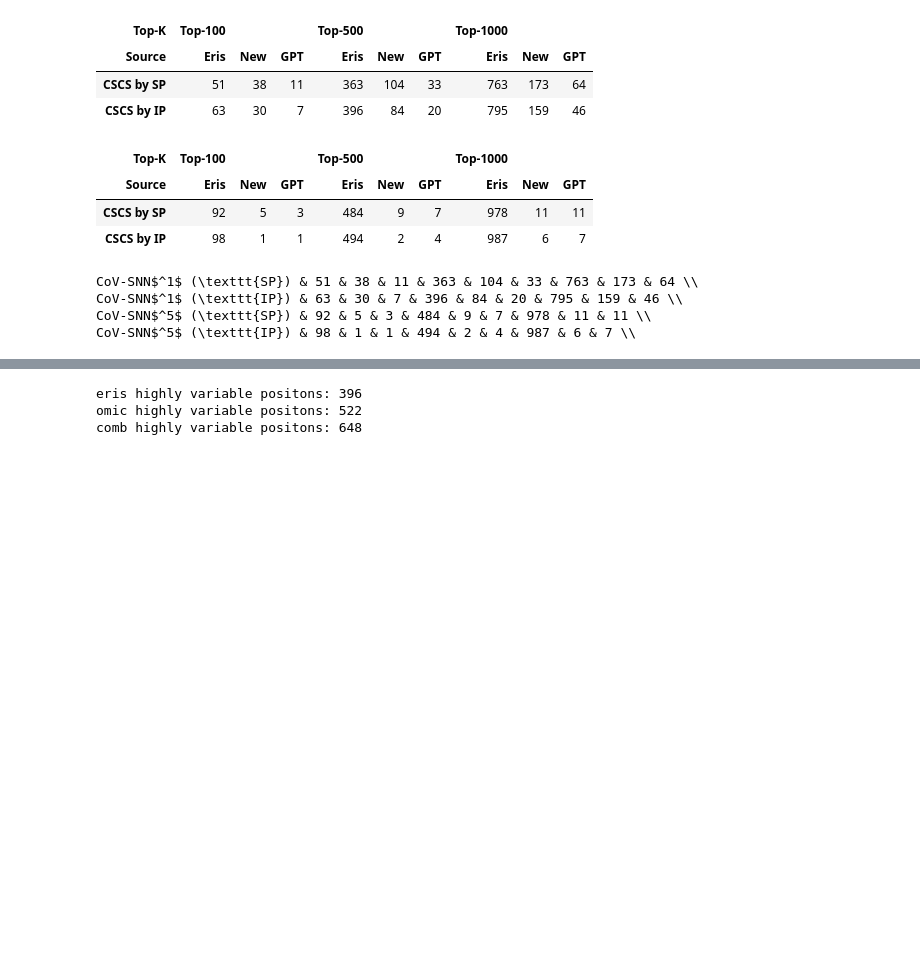
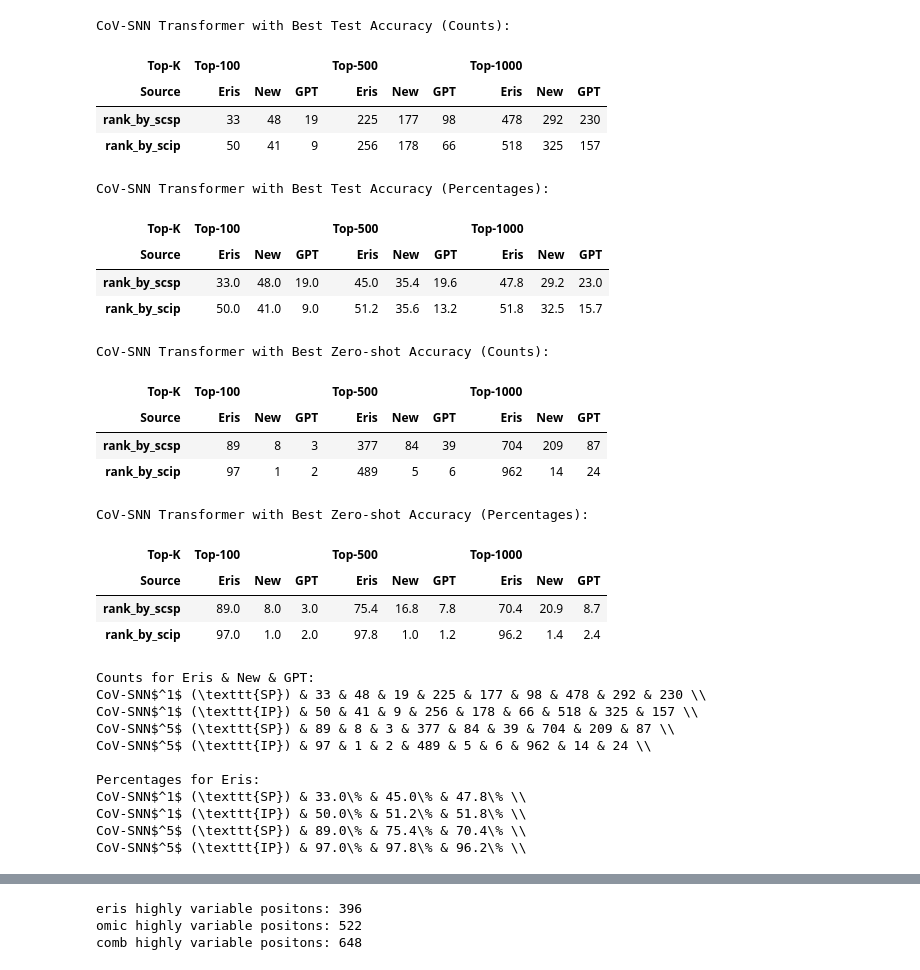
Before and after one commit to smtnkc/CoV-SNN, a Jupyter notebook: CSCS_ranking.ipynb, the cells around one changed output, grey strips where cells are left out. Saved outputs shown, nothing was run; the diff lists cells and outputs as text; code cells hidden in the pictures; blank space fills up the shorter version.

```diff
--- a/CSCS_ranking.ipynb
+++ b/CSCS_ranking.ipynb
@@ -69,25 +113,60 @@ def display_counts(CHECKPOINT, DISTANCE):
 # %%
-table_0 = display_counts("0", "L2")
-table_4 = display_counts("4", "L2")
+df_ranked_0, counts_0, percentages_0 = get_counts_and_percentages("0", "L2", "1.0", display_results=True)
+df_ranked_4, counts_4, percentages_4 = get_counts_and_percentages("4", "L2", "1.0", display_results=True)
 
 row_names_0 = ["CoV-SNN$^1$ (\\texttt{{SP}}) &", "CoV-SNN$^1$ (\\texttt{{IP}}) &"]
 row_names_4 = ["CoV-SNN$^5$ (\\texttt{{SP}}) &", "CoV-SNN$^5$ (\\texttt{{IP}}) &"]
 
-# print rows of each table. add & between cell values
-for i, row in enumerate(table_0.iterrows()):
+# print counts in latex format
+print("Counts for Eris & New & GPT:")
+for i, row in enumerate(counts_0.iterrows()):
     print(row_names_0[i].format(), ' & '.join(map(str, row[1].values)), "\\\\")
-for i, row in enumerate(table_4.iterrows()):
+for i, row in enumerate(counts_4.iterrows()):
     print(row_names_4[i].format(), ' & '.join(map(str, row[1].values)), "\\\\")
+
+print("")
+
+# print percentages in latex format for selected indices
+
+print("Percentages for Eris:")
+selected_indices = [0, 3, 6] # for Eris only
+
+for i, row in enumerate(percentages_0.iterrows()):
+    selected_values = [row[1].values[j] for j in selected_indices]
+    print(row_names_0[i].format(), '\% & '.join(map(str, selected_values)) + "\% \\\\")
+
+for i, row in enumerate(percentages_4.iterrows()):
+    selected_values = [row[1].values[j] for j in selected_indices]
+    print(row_names_4[i].format(), '\% & '.join(map(str, selected_values)) + "\% \\\\")
 # %% [output]
+CoV-SNN Transformer with Best Test Accuracy (Counts):
 | Top-K | Top-100 |  |  | Top-500 |  |  | Top-1000 |  |  |
 | Source | Eris | New | GPT | Eris | New | GPT | Eris | New | GPT |
-| CSCS by SP | 51 | 38 | 11 | 363 | 104 | 33 | 763 | 173 | 64 |
-| CSCS by IP | 63 | 30 | 7 | 396 | 84 | 20 | 795 | 159 | 46 |
+| rank_by_scsp | 33 | 48 | 19 | 225 | 177 | 98 | 478 | 292 | 230 |
+| rank_by_scip | 50 | 41 | 9 | 256 | 178 | 66 | 518 | 325 | 157 |
+CoV-SNN Transformer with Best Test Accuracy (Percentages):
 | Top-K | Top-100 |  |  | Top-500 |  |  | Top-1000 |  |  |
 | Source | Eris | New | GPT | Eris | New | GPT | Eris | New | GPT |
-| CSCS by SP | 92 | 5 | 3 | 484 | 9 | 7 | 978 | 11 | 11 |
-| CSCS by IP | 98 | 1 | 1 | 494 | 2 | 4 | 987 | 6 | 7 |
+| rank_by_scsp | 33.0 | 48.0 | 19.0 | 45.0 | 35.4 | 19.6 | 47.8 | 29.2 | 23.0 |
+| rank_by_scip | 50.0 | 41.0 | 9.0 | 51.2 | 35.6 | 13.2 | 51.8 | 32.5 | 15.7 |
-CoV-SNN$^1$ (\texttt{SP}) & 51 & 38 & 11 & 363 & 104 & 33 & 763 & 173 & 64 \\
-CoV-SNN$^1$ (\texttt{IP}) & 63 & 30 & 7 & 396 & 84 & 20 & 795 & 159 & 46 \\
-CoV-SNN$^5$ (\texttt{SP}) & 92 & 5 & 3 & 484 & 9 & 7 & 978 & 11 & 11 \\
-CoV-SNN$^5$ (\texttt{IP}) & 98 & 1 & 1 & 494 & 2 & 4 & 987 & 6 & 7 \\
+CoV-SNN Transformer with Best Zero-shot Accuracy (Counts):
+| Top-K | Top-100 |  |  | Top-500 |  |  | Top-1000 |  |  |
+| Source | Eris | New | GPT | Eris | New | GPT | Eris | New | GPT |
+| rank_by_scsp | 89 | 8 | 3 | 377 | 84 | 39 | 704 | 209 | 87 |
+| rank_by_scip | 97 | 1 | 2 | 489 | 5 | 6 | 962 | 14 | 24 |
+CoV-SNN Transformer with Best Zero-shot Accuracy (Percentages):
+| Top-K | Top-100 |  |  | Top-500 |  |  | Top-1000 |  |  |
+| Source | Eris | New | GPT | Eris | New | GPT | Eris | New | GPT |
+| rank_by_scsp | 89.0 | 8.0 | 3.0 | 75.4 | 16.8 | 7.8 | 70.4 | 20.9 | 8.7 |
+| rank_by_scip | 97.0 | 1.0 | 2.0 | 97.8 | 1.0 | 1.2 | 96.2 | 1.4 | 2.4 |
+Counts for Eris & New & GPT:
+CoV-SNN$^1$ (\texttt{SP}) & 33 & 48 & 19 & 225 & 177 & 98 & 478 & 292 & 230 \\
+CoV-SNN$^1$ (\texttt{IP}) & 50 & 41 & 9 & 256 & 178 & 66 & 518 & 325 & 157 \\
+CoV-SNN$^5$ (\texttt{SP}) & 89 & 8 & 3 & 377 & 84 & 39 & 704 & 209 & 87 \\
+CoV-SNN$^5$ (\texttt{IP}) & 97 & 1 & 2 & 489 & 5 & 6 & 962 & 14 & 24 \\
+
+Percentages for Eris:
+CoV-SNN$^1$ (\texttt{SP}) & 33.0\% & 45.0\% & 47.8\% \\
+CoV-SNN$^1$ (\texttt{IP}) & 50.0\% & 51.2\% & 51.8\% \\
+CoV-SNN$^5$ (\texttt{SP}) & 89.0\% & 75.4\% & 70.4\% \\
+CoV-SNN$^5$ (\texttt{IP}) & 97.0\% & 97.8\% & 96.2\% \\
```
Also changed, not shown: parts of 12 cells of this notebook, 10 other files.
